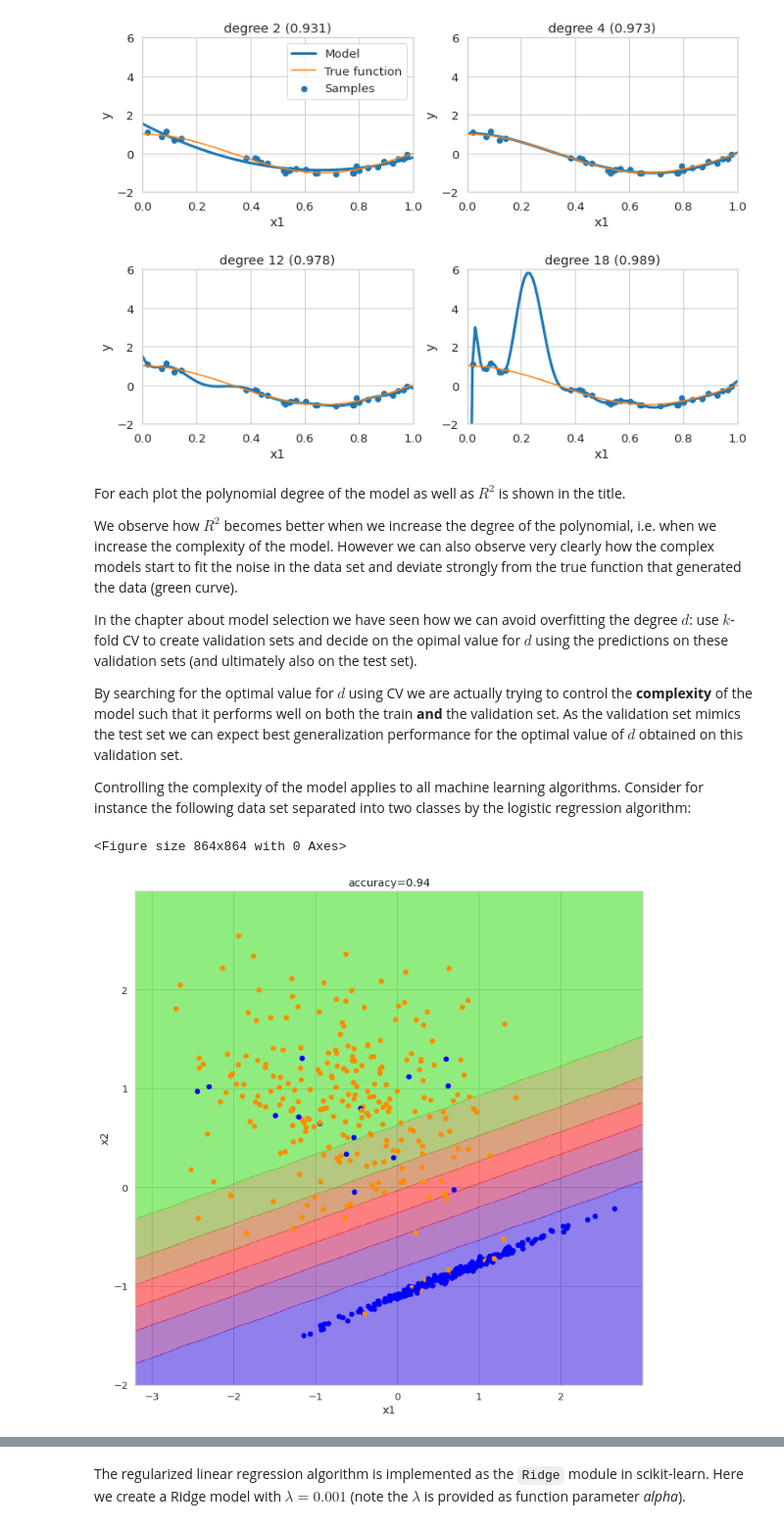
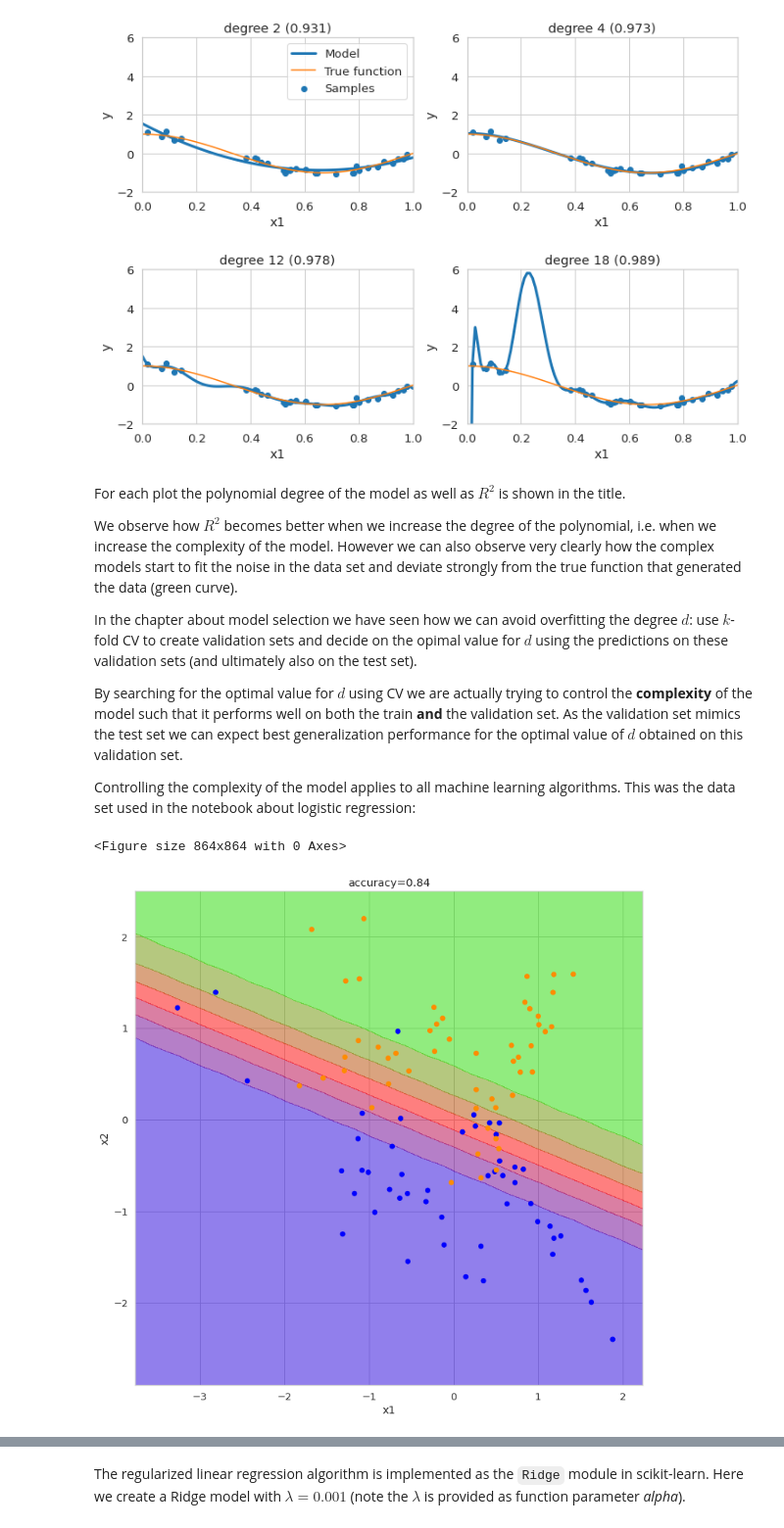
Before and after one commit to mtthsmoore/PRACTUNFINISHED_class_K-means, a Jupyter notebook: notebooks/4_regularization/4_Regularization.ipynb, the cells around one changed output, grey strips where cells are left out. Shown at 98% size. Cells and saved outputs as stored; diff of their text form; code cells hidden in the pictures.

```diff
--- a/notebooks/4_regularization/4_Regularization.ipynb
+++ b/notebooks/4_regularization/4_Regularization.ipynb
@@ -109,21 +109,21 @@ In the chapter about model selection we have seen how we can avoid overfitting t
 
 By searching for the optimal value for $d$ using CV we are actually trying to control the **complexity** of the model such that it performs well on both the train **and** the validation set. As the validation set mimics the test set we can expect best generalization performance for the optimal value of $d$ obtained on this validation set.
 
-Controlling the complexity of the model applies to all machine learning algorithms. Consider for instance the following data set separated into two classes by the logistic regression algorithm:
+Controlling the complexity of the model applies to all machine learning algorithms. This was the data set used in the notebook about logistic regression:
 # %%
 from sklearn.linear_model import LogisticRegression
 
-dataset_clf = pd.read_csv("https://raw.githubusercontent.com/sdgroeve/Machine_Learning_course_UGent_D012554/master/notebooks/4_regularization/dataset_clf.csv")
+dataset_clf = pd.read_csv("https://raw.githubusercontent.com/sdgroeve/Machine_Learning_course_UGent_D012554/master/notebooks/3_logistic_regression/dataset2D.csv")
 
 X = dataset_clf.copy()
 y = X.pop('y')
 model_clf = LogisticRegression(C=10000)
 model_clf.fit(X,y)
 
 plt.figure(figsize=(12,12))
 plot_decision_boundary(model_clf,X,y)
 plt.show()
 # %% [output]
 <Figure size 864x864 with 0 Axes>
-[figure, old version]
+[figure, new version]
 # %% [markdown]
```
Also changed, not shown: parts of 7 cells of this notebook.
